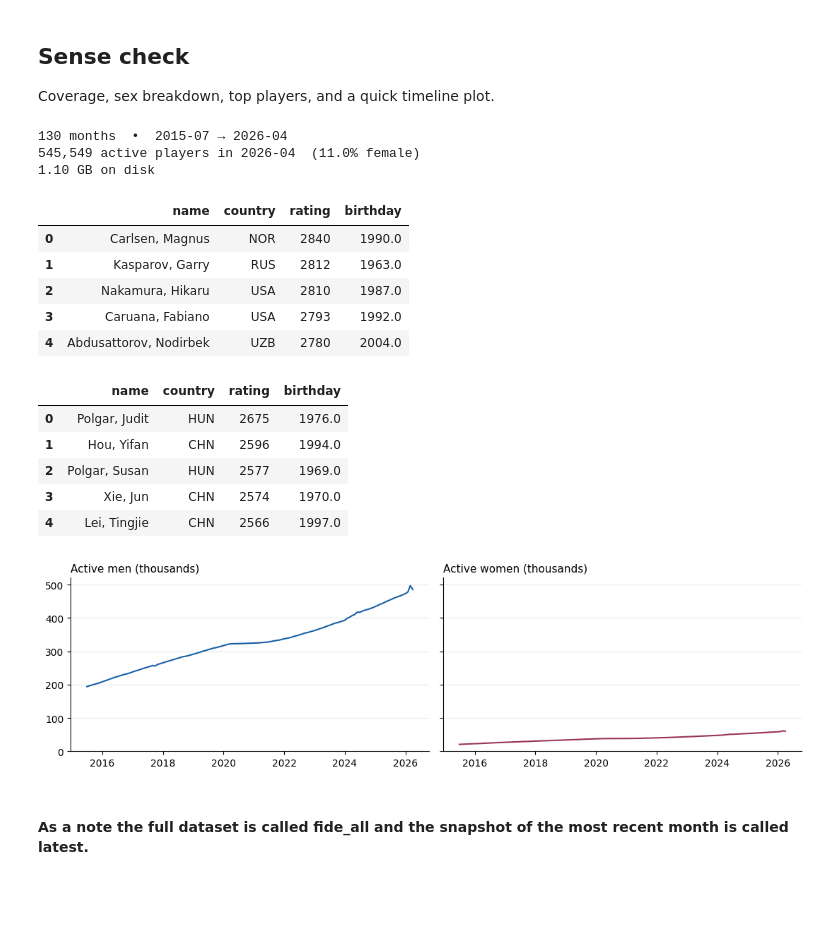
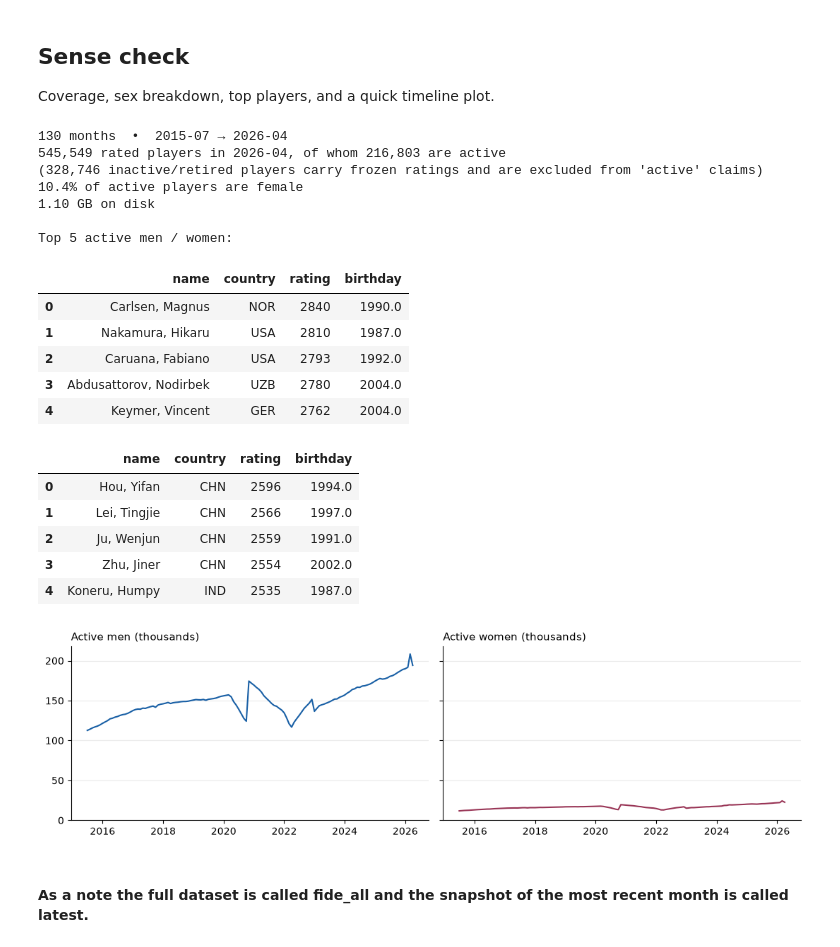
Before and after one commit to anp-exe/women-in-chess-analysis, a Jupyter notebook: analysis.ipynb, the cells around one changed output. Saved outputs shown, nothing was run; the diff lists cells and outputs as text; code cells hidden in the pictures; blank space fills up the shorter version.

```diff
--- a/analysis.ipynb
+++ b/analysis.ipynb
@@ -25,53 +25,74 @@ PARQUET_DIR = Path("data/fide_parquet")
 files = sorted(PARQUET_DIR.glob("*.parquet"))
 latest = pd.read_parquet(files[-1])
 
-print(f"{len(files)} months  •  {files[0].stem} → {files[-1].stem}")
-print(f"{len(latest):,} active players in {files[-1].stem}  ({(latest.sex == 'F').mean()*100:.1f}% female)")
+# FIDE's flag column marks inactivity: "i" = inactive, "wi" = woman inactive.
+# A player is active if the flag contains no "i" (rated game in the last 12 months).
+# ~60% of the database is inactive at any snapshot, so every "current players"
+# statement below uses the active subset.
+latest["active"] = ~latest["flag"].fillna("").str.contains("i")
+latest_active = latest[latest["active"]]
+
+print(f"{len(files)} months  \u2022  {files[0].stem} \u2192 {files[-1].stem}")
+print(f"{len(latest):,} rated players in {files[-1].stem}, of whom {len(latest_active):,} are active")
+print(f"({len(latest) - len(latest_active):,} inactive/retired players carry frozen ratings and are excluded from 'active' claims)")
+print(f"{(latest_active.sex == 'F').mean()*100:.1f}% of active players are female")
 print(f"{sum(f.stat().st_size for f in files)/1e9:.2f} GB on disk\n")
 
 cols = ["name", "country", "rating", "birthday"]
-display(latest[latest.sex == "M"].nlargest(5, "rating")[cols].reset_index(drop=True))
-display(latest[latest.sex == "F"].nlargest(5, "rating")[cols].reset_index(drop=True))
+print("Top 5 active men / women:")
+display(latest_active[latest_active.sex == "M"].nlargest(5, "rating")[cols].reset_index(drop=True))
+display(latest_active[latest_active.sex == "F"].nlargest(5, "rating")[cols].reset_index(drop=True))
 # %% [output]
 130 months  •  2015-07 → 2026-04
-545,549 active players in 2026-04  (11.0% female)
+545,549 rated players in 2026-04, of whom 216,803 are active
+(328,746 inactive/retired players carry frozen ratings and are excluded from 'active' claims)
+10.4% of active players are female
 1.10 GB on disk
+
+Top 5 active men / women:
 |  | name | country | rating | birthday |
 | 0 | Carlsen, Magnus | NOR | 2840 | 1990.0 |
-| 1 | Kasparov, Garry | RUS | 2812 | 1963.0 |
-| 2 | Nakamura, Hikaru | USA | 2810 | 1987.0 |
-| 3 | Caruana, Fabiano | USA | 2793 | 1992.0 |
-| 4 | Abdusattorov, Nodirbek | UZB | 2780 | 2004.0 |
+| 1 | Nakamura, Hikaru | USA | 2810 | 1987.0 |
+| 2 | Caruana, Fabiano | USA | 2793 | 1992.0 |
+| 3 | Abdusattorov, Nodirbek | UZB | 2780 | 2004.0 |
+| 4 | Keymer, Vincent | GER | 2762 | 2004.0 |
 |  | name | country | rating | birthday |
-| 0 | Polgar, Judit | HUN | 2675 | 1976.0 |
-| 1 | Hou, Yifan | CHN | 2596 | 1994.0 |
-| 2 | Polgar, Susan | HUN | 2577 | 1969.0 |
-| 3 | Xie, Jun | CHN | 2574 | 1970.0 |
-| 4 | Lei, Tingjie | CHN | 2566 | 1997.0 |
+| 0 | Hou, Yifan | CHN | 2596 | 1994.0 |
+| 1 | Lei, Tingjie | CHN | 2566 | 1997.0 |
+| 2 | Ju, Wenjun | CHN | 2559 | 1991.0 |
+| 3 | Zhu, Jiner | CHN | 2554 | 2002.0 |
+| 4 | Koneru, Humpy | IND | 2535 | 1987.0 |
 # %%
 import matplotlib.pyplot as plt
+import pandas as pd
 import pyarrow.dataset as ds
-
-dataset = ds.dataset("data/fide_parquet", format="parquet")
+from build_dataset import _active_expr
 
 def counts(sex):
-    t = dataset.to_table(columns=["snapshot_date", "fideid"], filter=ds.field("sex") == sex)
-    return t.to_pandas().groupby("snapshot_date").size().rename("n").reset_index()
+    # Count active players per month by filtering each monthly file directly -
+    # nothing is materialised in memory (the male series alone is ~41M rows).
+    rows = []
+    for f in sorted(PARQUET_DIR.glob("*.parquet")):
+        n = ds.dataset(str(f), format="parquet").count_rows(
+            filter=(ds.field("sex") == sex) & _active_expr()
+        )
+        rows.append({"snapshot_date": pd.Timestamp(f.stem), "n": n})
+    return pd.DataFrame(rows)
 
 m, f = counts("M"), counts("F")
 
 fig, (ax1, ax2) = plt.subplots(1, 2, figsize=(11, 3.2), sharex=True, sharey=True)
 ax1.plot(m.snapshot_date, m.n/1000, color="#185FA5", lw=1.5)
 ax1.set_title("Active men (thousands)", loc="left", fontsize=11)
 ax2.plot(f.snapshot_date, f.n/1000, color="#993556", lw=1.5)
 ax2.set_title("Active women (thousands)", loc="left", fontsize=11)
 for ax in (ax1, ax2):
     ax.set_ylim(bottom=0)
     ax.spines[["top", "right"]].set_visible(False)
     ax.grid(axis="y", alpha=0.25)
 plt.tight_layout()
 # %% [output]
-[figure, old version]
+[figure, new version]
 # %%
 import pyarrow.dataset as ds
 
```
Also changed, not shown: parts of 29 cells of this notebook, 40 other files.
